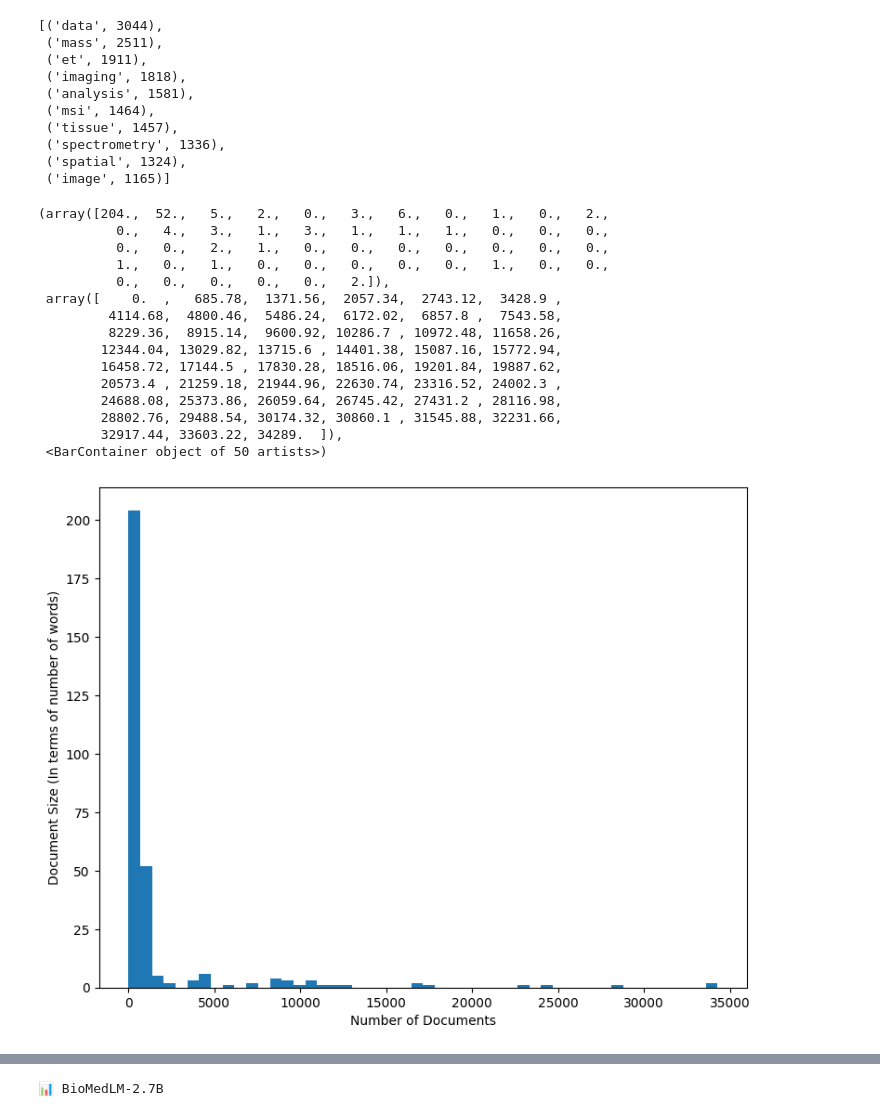
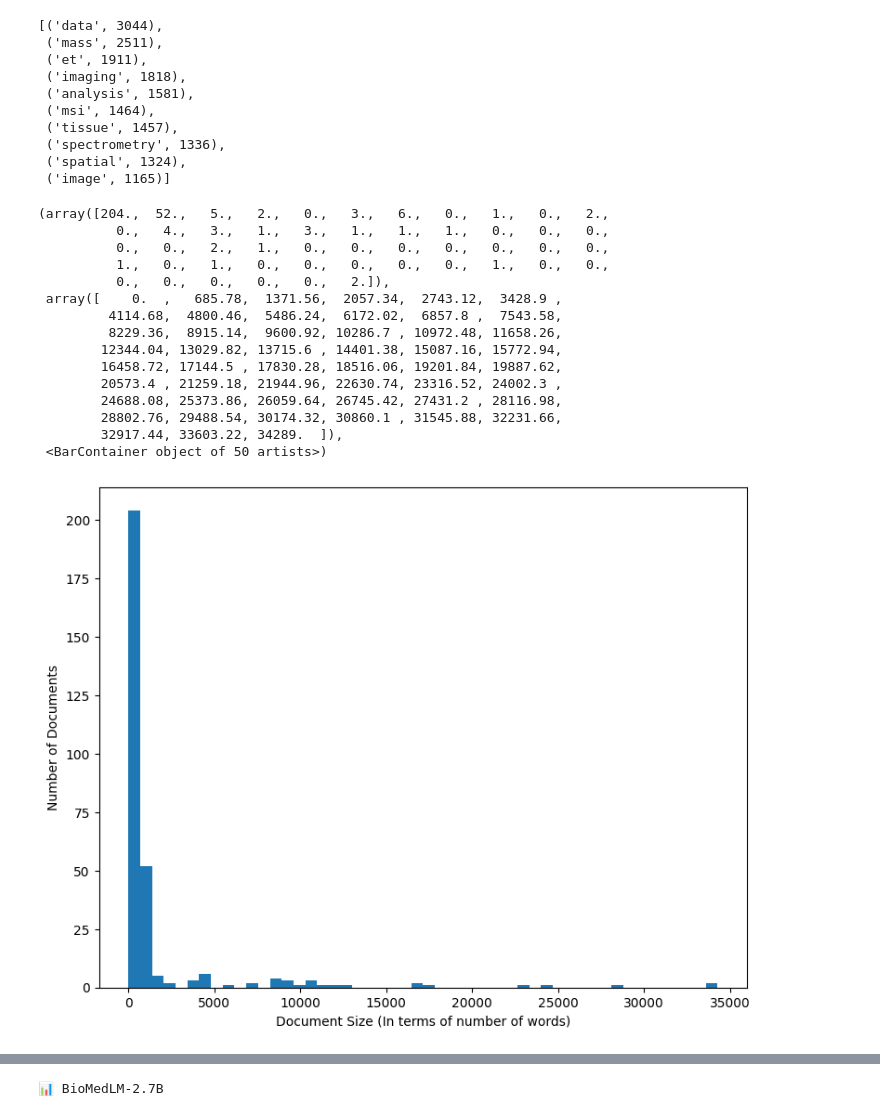
Before and after one commit to hakeematyab/Queryable-Shared-Reference-Repository, a Jupyter notebook: notebooks/EDA_9_30.ipynb, the cells around one changed output, grey strips where cells are left out. Drawn from its saved outputs; the diff is of its cells as text; code cells hidden in the pictures.

```diff
--- a/notebooks/EDA_9_30.ipynb
+++ b/notebooks/EDA_9_30.ipynb
@@ -397,24 +377,24 @@ cleaned_most_freq_word10
 # %%
 plt.figure(figsize=(9, 7))
 # plt.title("Document Size Distribution")
-plt.xlabel("Number of Documents")
-plt.ylabel("Document Size (In terms of number of words)")
+plt.xlabel("Document Size (In terms of number of words)")
+plt.ylabel("Number of Documents")
 plt.hist(combined_stats["total_words"], bins=50)
 # %% [output]
 (array([204.,  52.,   5.,   2.,   0.,   3.,   6.,   0.,   1.,   0.,   2.,
           0.,   4.,   3.,   1.,   3.,   1.,   1.,   1.,   0.,   0.,   0.,
           0.,   0.,   2.,   1.,   0.,   0.,   0.,   0.,   0.,   0.,   0.,
           1.,   0.,   1.,   0.,   0.,   0.,   0.,   0.,   1.,   0.,   0.,
           0.,   0.,   0.,   0.,   0.,   2.]),
  array([    0.  ,   685.78,  1371.56,  2057.34,  2743.12,  3428.9 ,
          4114.68,  4800.46,  5486.24,  6172.02,  6857.8 ,  7543.58,
          8229.36,  8915.14,  9600.92, 10286.7 , 10972.48, 11658.26,
         12344.04, 13029.82, 13715.6 , 14401.38, 15087.16, 15772.94,
         16458.72, 17144.5 , 17830.28, 18516.06, 19201.84, 19887.62,
         20573.4 , 21259.18, 21944.96, 22630.74, 23316.52, 24002.3 ,
         24688.08, 25373.86, 26059.64, 26745.42, 27431.2 , 28116.98,
         28802.76, 29488.54, 30174.32, 30860.1 , 31545.88, 32231.66,
         32917.44, 33603.22, 34289.  ]),
  <BarContainer object of 50 artists>)
-[figure, old version]
+[figure, new version]
 # %%
```
Also changed, not shown: parts of 5 cells of this notebook.
